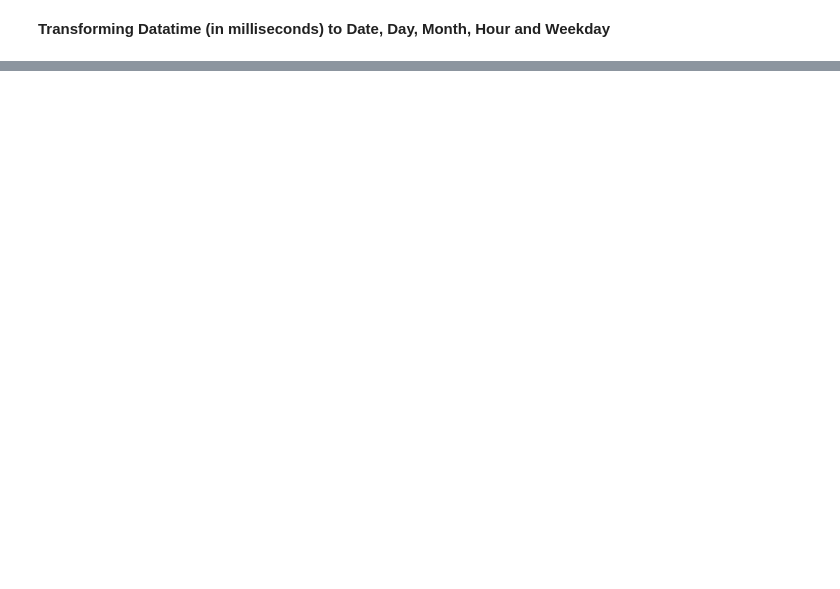
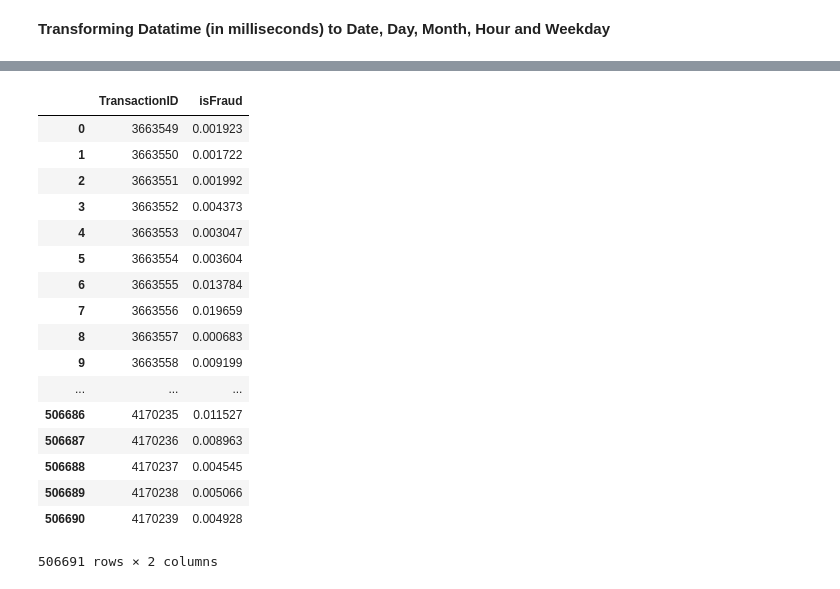
Before and after one commit to aitabuzaid/detect-fraud, a Jupyter notebook: ieee-cis.ipynb, the cells around one changed output, grey strips where cells are left out. Drawn from its saved outputs; the diff is of its cells as text; code cells hidden in the pictures; blank space fills up the shorter version.

```diff
--- a/ieee-cis.ipynb
+++ b/ieee-cis.ipynb
@@ -132,0 +196,2 @@ data.drop(vcols, axis = 1, inplace = True)
+# %%
+X_test_id = X_test.pop('TransactionID')
@@ -132,0 +232,26 @@ data.drop(vcols, axis = 1, inplace = True)
+# %%
+submission = pd.DataFrame()
+submission['TransactionID'] = X_test_id
+submission['isFraud'] = test_preds
+submission.to_csv('submission.csv', index = False)
+# %%
+submission
+# %% [output]
+|  | TransactionID | isFraud |
+| 0 | 3663549 | 0.001923 |
+| 1 | 3663550 | 0.001722 |
+| 2 | 3663551 | 0.001992 |
+| 3 | 3663552 | 0.004373 |
+| 4 | 3663553 | 0.003047 |
+| 5 | 3663554 | 0.003604 |
+| 6 | 3663555 | 0.013784 |
+| 7 | 3663556 | 0.019659 |
+| 8 | 3663557 | 0.000683 |
+| 9 | 3663558 | 0.009199 |
+| ... | ... | ... |
+| 506686 | 4170235 | 0.011527 |
+| 506687 | 4170236 | 0.008963 |
+| 506688 | 4170237 | 0.004545 |
+| 506689 | 4170238 | 0.005066 |
+| 506690 | 4170239 | 0.004928 |
+506691 rows × 2 columns
```
Also changed, not shown: parts of 16 cells of this notebook.
